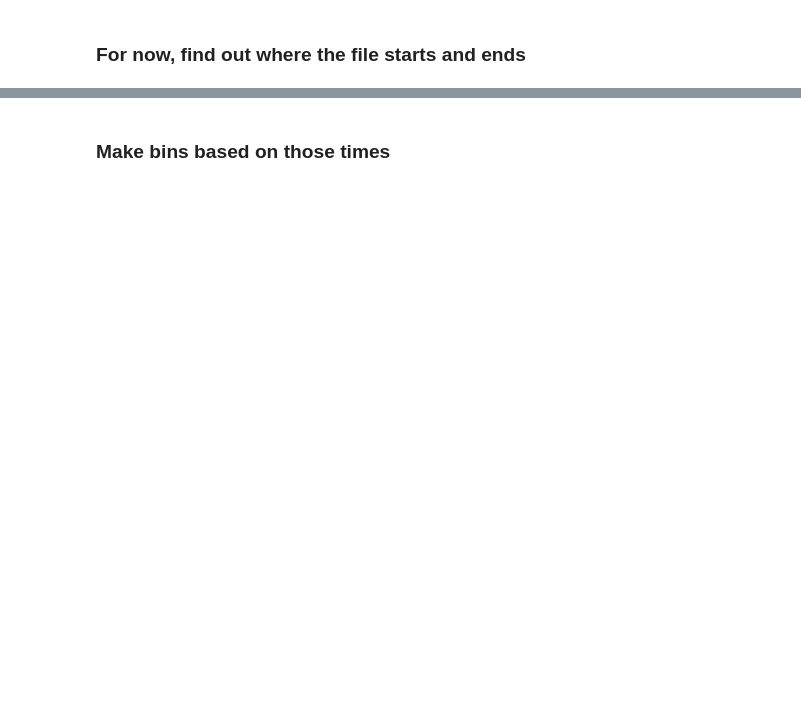
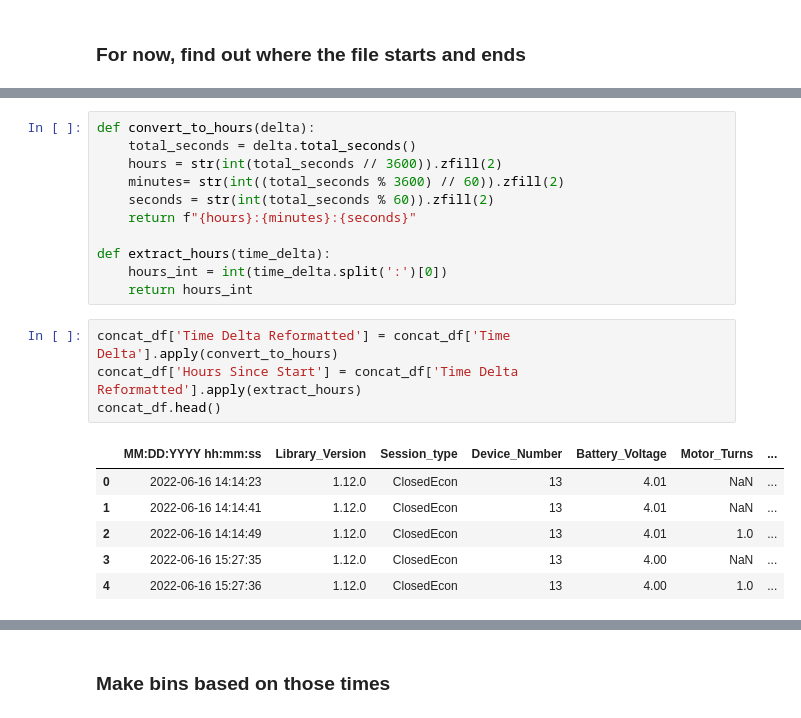
Before and after one commit to Fobbs-DBC-Lab/fed-scripts, a Jupyter notebook: notebooks/test_playground.ipynb, the cells around one changed output, grey strips where cells are left out. Drawn from its saved outputs; the diff is of its cells as text; blank space fills up the shorter version.

```diff
--- a/notebooks/test_playground.ipynb
+++ b/notebooks/test_playground.ipynb
@@ -63,0 +89,22 @@ The file ends at 2022-06-16 13:56:04
+# %%
+def convert_to_hours(delta):
+    total_seconds = delta.total_seconds()
+    hours = str(int(total_seconds // 3600)).zfill(2)
+    minutes= str(int((total_seconds % 3600) // 60)).zfill(2)
+    seconds = str(int(total_seconds % 60)).zfill(2)
+    return f"{hours}:{minutes}:{seconds}"
+
+def extract_hours(time_delta):
+    hours_int = int(time_delta.split(':')[0])
+    return hours_int
+# %%
+concat_df['Time Delta Reformatted'] = concat_df['Time Delta'].apply(convert_to_hours)
+concat_df['Hours Since Start'] = concat_df['Time Delta Reformatted'].apply(extract_hours)
+concat_df.head()
+# %% [output]
+|  | MM:DD:YYYY hh:mm:ss | Library_Version | Session_type | Device_Number | Battery_Voltage | Motor_Turns | ... |
+| 0 | 2022-06-16 14:14:23 | 1.12.0 | ClosedEcon | 13 | 4.01 | NaN | ... |
+| 1 | 2022-06-16 14:14:41 | 1.12.0 | ClosedEcon | 13 | 4.01 | NaN | ... |
+| 2 | 2022-06-16 14:14:49 | 1.12.0 | ClosedEcon | 13 | 4.01 | 1.0 | ... |
+| 3 | 2022-06-16 15:27:35 | 1.12.0 | ClosedEcon | 13 | 4.00 | NaN | ... |
+| 4 | 2022-06-16 15:27:36 | 1.12.0 | ClosedEcon | 13 | 4.00 | 1.0 | ... |
```
Also changed, not shown: parts of 19 cells of this notebook.
